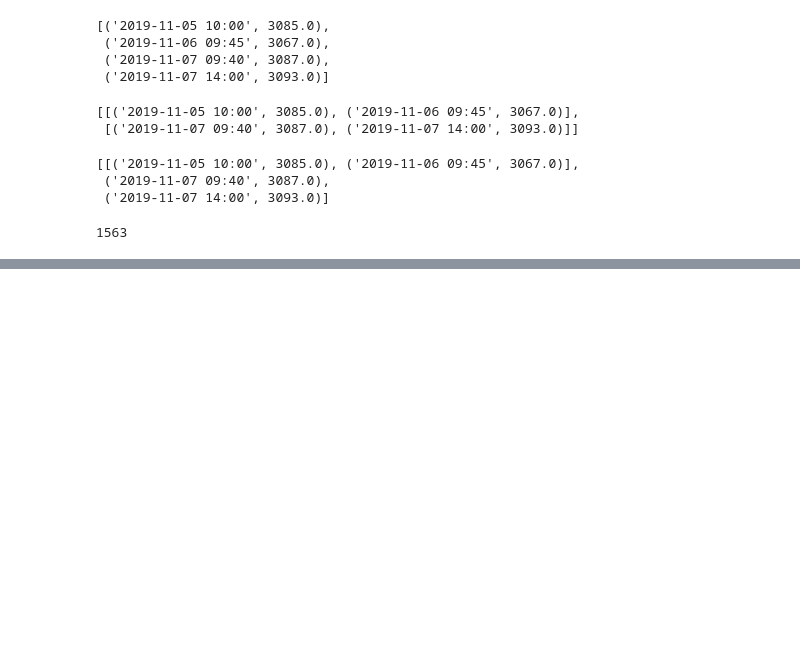
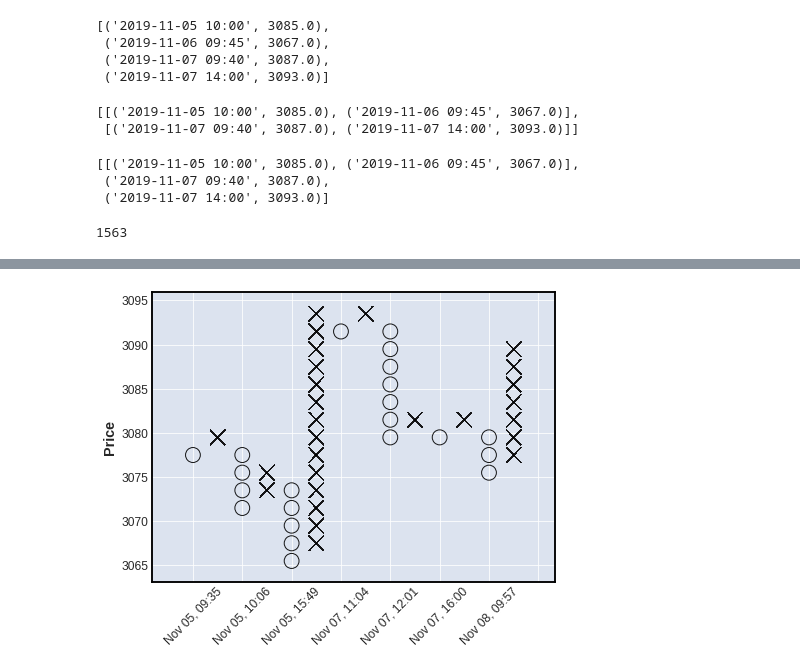
Before and after one commit to matplotlib/mplfinance, a Jupyter notebook: examples/scratch_pad/dev_alines.ipynb, the cells around one changed output, grey strips where cells are left out. Cells and saved outputs as stored; diff of their text form; code cells hidden in the pictures; blank space fills up the shorter version.

```diff
--- a/examples/scratch_pad/dev_alines.ipynb
+++ b/examples/scratch_pad/dev_alines.ipynb
@@ -600,0 +364,4 @@ dtix= DatetimeIndex(['2019-11-05 10:00:00+00:00', '2019-11-05 10:06:00+00:00',
+# %%
+mpf.plot(idf,type='pnf',pointnfig_params=dict(box_size=2))
+# %% [output]
+[figure, added]
```
Also changed, not shown: parts of 6 cells of this notebook, 4 other files.
